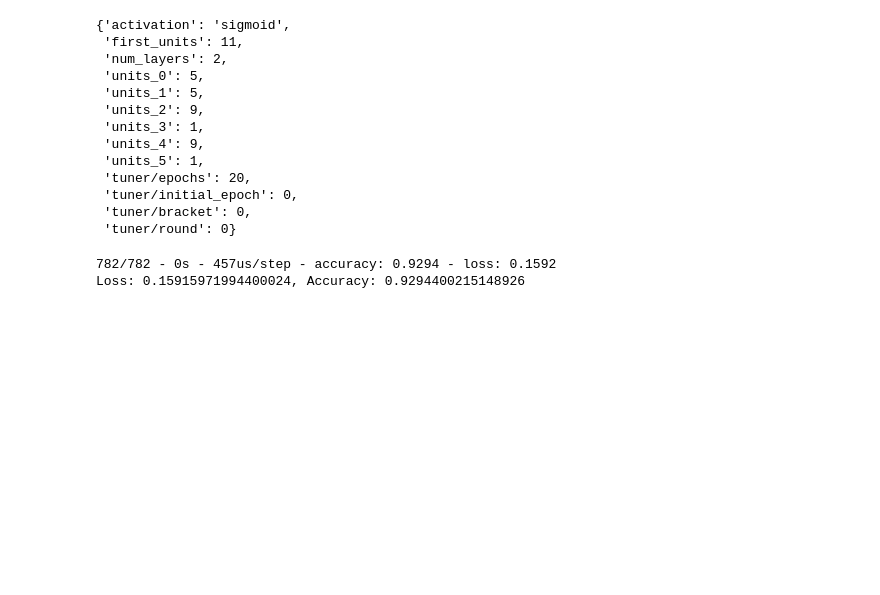
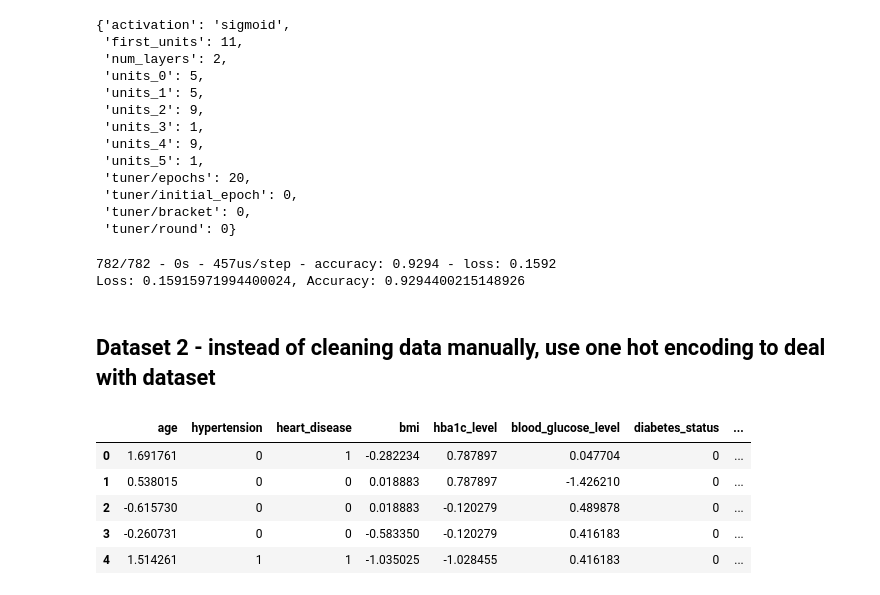
Before and after one commit to Colex317/Project-4-Group-7_Diabetes_Prediction, a Jupyter notebook: Diabetes_prediction_svm_nn.ipynb, the cells around one changed output. Cells and saved outputs as stored; diff of their text form; code cells hidden in the pictures; blank space fills up the shorter version.

```diff
--- a/Diabetes_prediction_svm_nn.ipynb
+++ b/Diabetes_prediction_svm_nn.ipynb
@@ -262,3 +262,17 @@ print(f"Loss: {model_loss}, Accuracy: {model_accuracy}")
 # %% [output]
 782/782 - 0s - 457us/step - accuracy: 0.9294 - loss: 0.1592
 Loss: 0.15915971994400024, Accuracy: 0.9294400215148926
+# %% [markdown]
+## Dataset 2 - instead of cleaning data manually, use one hot encoding to deal with dataset
+# %%
+# Read in the cleaned/prepared csv file
+# c:\Users\schre\Downloads\diabetes_prediction_cleaned_sn.csv
+dm_prediction_df = pd.read_csv(Path('c:/Users/schre/Downloads/diabetes_prediction_cleaned_sn.csv'))
+dm_prediction_df.head()
+# %% [output]
+|  | age | hypertension | heart_disease | bmi | hba1c_level | blood_glucose_level | diabetes_status | ... |
+| 0 | 1.691761 | 0 | 1 | -0.282234 | 0.787897 | 0.047704 | 0 | ... |
+| 1 | 0.538015 | 0 | 0 | 0.018883 | 0.787897 | -1.426210 | 0 | ... |
+| 2 | -0.615730 | 0 | 0 | 0.018883 | -0.120279 | 0.489878 | 0 | ... |
+| 3 | -0.260731 | 0 | 0 | -0.583350 | -0.120279 | 0.416183 | 0 | ... |
+| 4 | 1.514261 | 1 | 1 | -1.035025 | -1.028455 | 0.416183 | 0 | ... |
```
Also changed, not shown: parts of 25 cells of this notebook.
